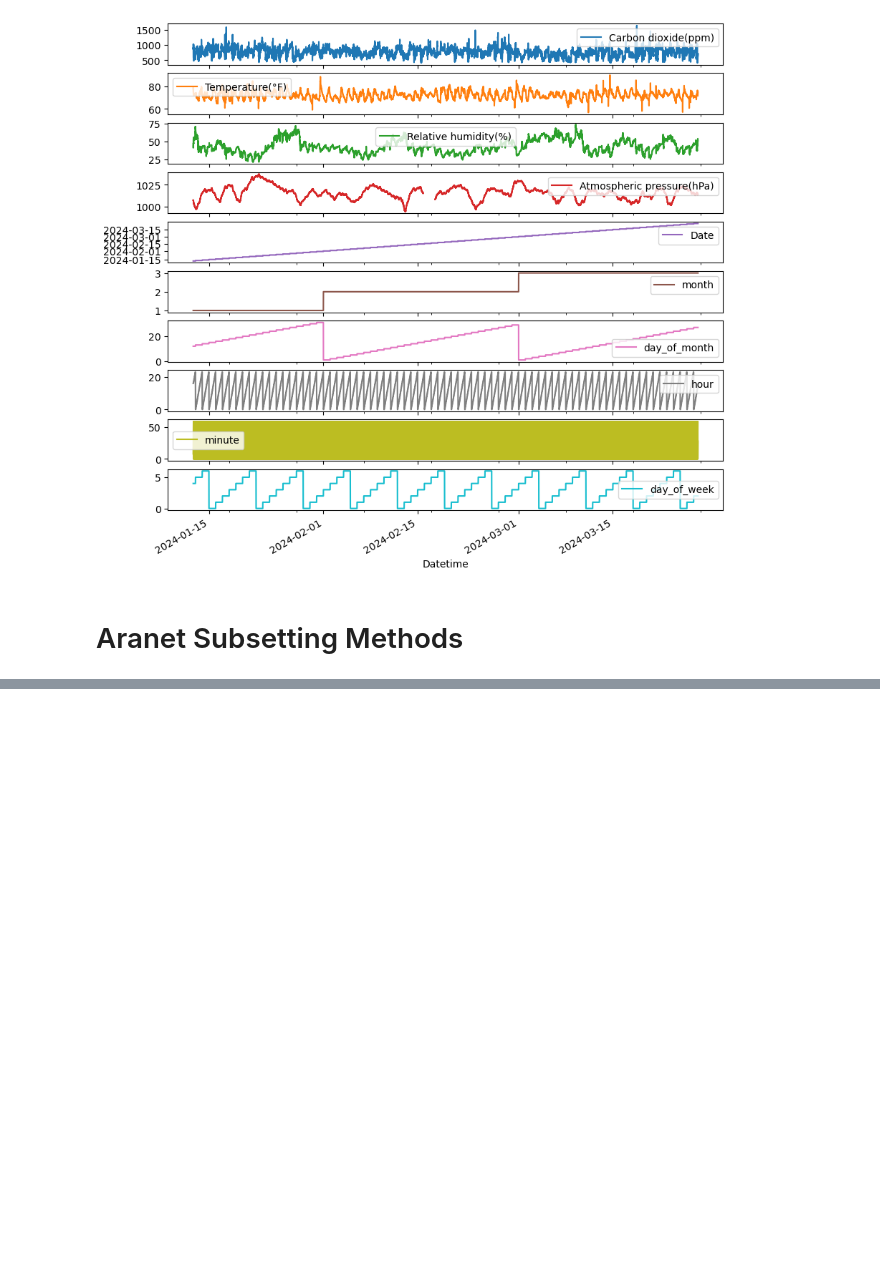
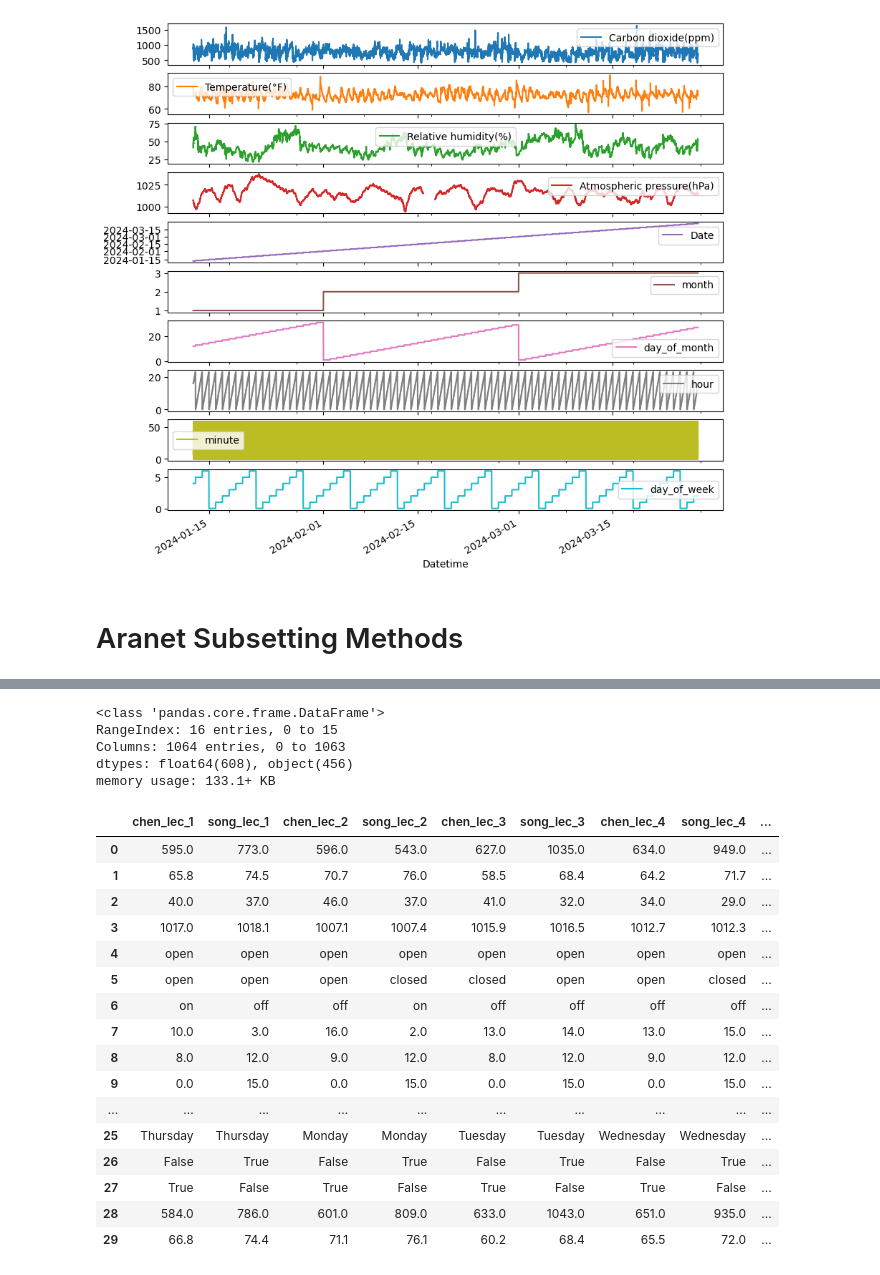
Before and after one commit to coreyddsc/aranet4-project, a Jupyter notebook: coreyd.dsc_temporary/aranet_ts_manipulations.ipynb, the cells around one changed output, grey strips where cells are left out. Saved outputs shown, nothing was run; the diff lists cells and outputs as text; code cells hidden in the pictures; blank space fills up the shorter version.

```diff
--- a/coreyd.dsc_temporary/aranet_ts_manipulations.ipynb
+++ b/coreyd.dsc_temporary/aranet_ts_manipulations.ipynb
@@ -352,5 +382,5 @@ See the caveats in the documentation: https://pandas.pydata.org/pandas-docs/stab
 # %%
-song_lec_df = aranet_filtered[aranet_filtered['song_lec'] == True]
-song_lec_df.info()
+filtered_lec_df = aranet_filtered[(aranet_filtered['song_lec'] == True) | (aranet_filtered['chen_lec'] == True)]
+filtered_lec_df.info()
 # %% [output]
 <class 'pandas.core.frame.DataFrame'>
@@ -402,0 +433,7 @@ plt.show()
+# %%
+# Check if the specific minute is missing in filtered_lec_df
+missing_time = '2024-03-26 08:43:00'
+if missing_time in aranet.index:
+    print(f"The record for {missing_time} is present in filtered_lec_df.")
+else:
+    print(f"The record for {missing_time} is missing in filtered_lec_df.")
@@ -402,0 +603,4 @@ plt.show()
+# %%
+# Print the length of the flattened arrays for each lecture
+for lecture_key, df in sliced_dataframes.items():
+    print(f"{lecture_key}: {len(df.values.flatten())}")
@@ -402,0 +650,42 @@ plt.show()
+# %%
+# Flatten each lecture DataFrame into a one-dimensional array
+flattened_lectures = [df.values.flatten() for df in sliced_dataframes.values()]
+
+# Create a new DataFrame from the flattened arrays
+flattened_df = pd.DataFrame(flattened_lectures)
+
+flattened_df.info()
+# %% [output]
+<class 'pandas.core.frame.DataFrame'>
+RangeIndex: 16 entries, 0 to 15
+Columns: 1064 entries, 0 to 1063
+dtypes: float64(608), object(456)
+memory usage: 133.1+ KB
+# %%
+
+# Transpose the DataFrame so that each lecture is a column
+transposed_df = flattened_df.T
+
+# Optionally, you can add lecture labels as column names
+transposed_df.columns = sliced_dataframes.keys()
+
+# Display the resulting DataFrame
+transposed_df.head(30)
+# %% [output]
+|  | chen_lec_1 | song_lec_1 | chen_lec_2 | song_lec_2 | chen_lec_3 | song_lec_3 | chen_lec_4 | song_lec_4 | ... |
+| 0 | 595.0 | 773.0 | 596.0 | 543.0 | 627.0 | 1035.0 | 634.0 | 949.0 | ... |
+| 1 | 65.8 | 74.5 | 70.7 | 76.0 | 58.5 | 68.4 | 64.2 | 71.7 | ... |
+| 2 | 40.0 | 37.0 | 46.0 | 37.0 | 41.0 | 32.0 | 34.0 | 29.0 | ... |
+| 3 | 1017.0 | 1018.1 | 1007.1 | 1007.4 | 1015.9 | 1016.5 | 1012.7 | 1012.3 | ... |
+| 4 | open | open | open | open | open | open | open | open | ... |
+| 5 | open | open | open | closed | closed | open | open | closed | ... |
+| 6 | on | off | off | on | off | off | off | off | ... |
+| 7 | 10.0 | 3.0 | 16.0 | 2.0 | 13.0 | 14.0 | 13.0 | 15.0 | ... |
+| 8 | 8.0 | 12.0 | 9.0 | 12.0 | 8.0 | 12.0 | 9.0 | 12.0 | ... |
+| 9 | 0.0 | 15.0 | 0.0 | 15.0 | 0.0 | 15.0 | 0.0 | 15.0 | ... |
+| ... | ... | ... | ... | ... | ... | ... | ... | ... | ... |
+| 25 | Thursday | Thursday | Monday | Monday | Tuesday | Tuesday | Wednesday | Wednesday | ... |
+| 26 | False | True | False | True | False | True | False | True | ... |
+| 27 | True | False | True | False | True | False | True | False | ... |
+| 28 | 584.0 | 786.0 | 601.0 | 809.0 | 633.0 | 1043.0 | 651.0 | 935.0 | ... |
+| 29 | 66.8 | 74.4 | 71.1 | 76.1 | 60.2 | 68.4 | 65.5 | 72.0 | ... |
```
Also changed, not shown: parts of 29 cells of this notebook, 1 other file.
